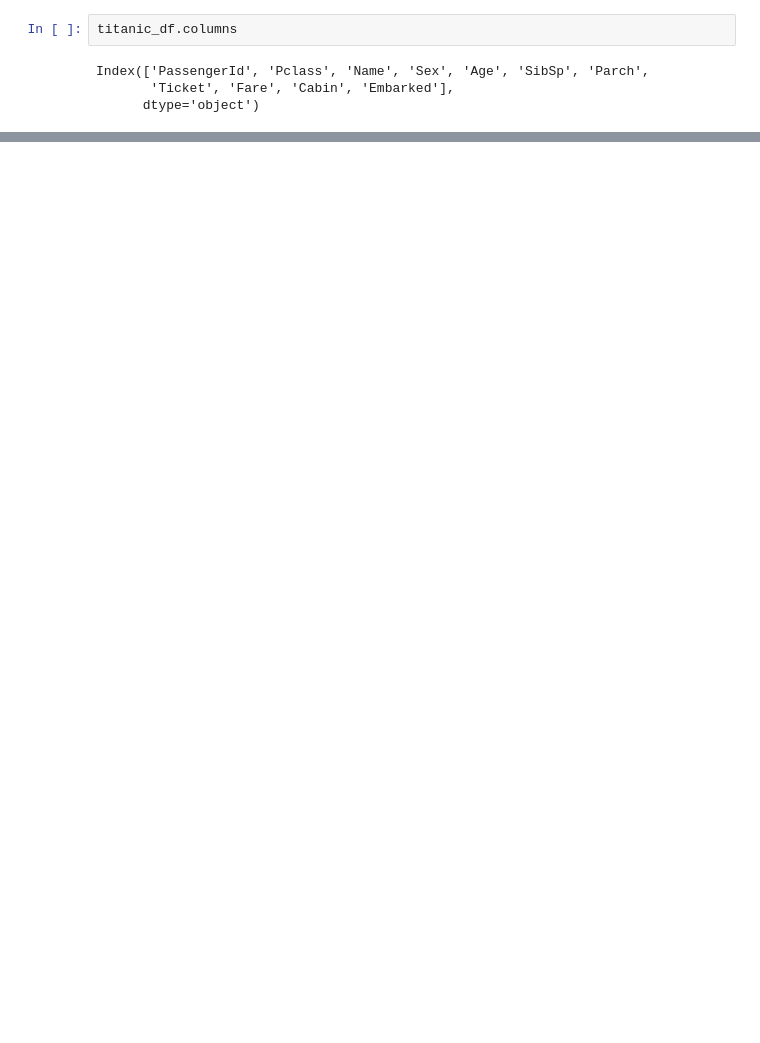
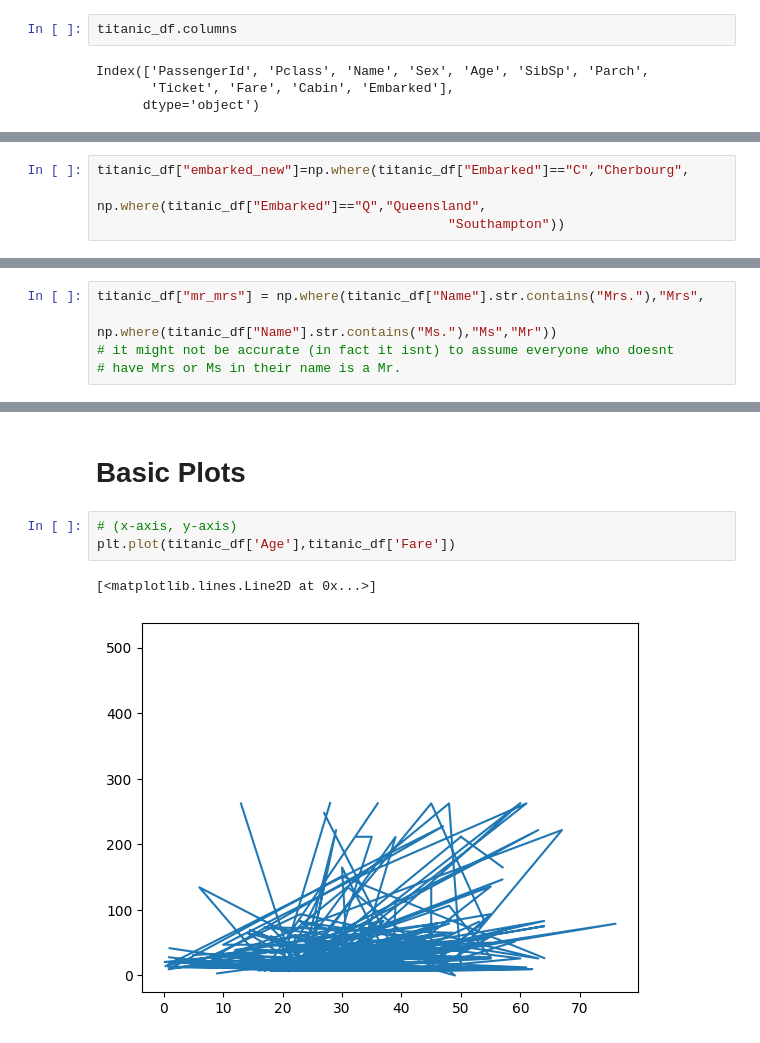
Before and after one commit to lexmckenz/csci_1070, a Jupyter notebook: week_04/intro_to_data_viz.ipynb, the cells around one changed output, grey strips where cells are left out. Drawn from its saved outputs; the diff is of its cells as text; blank space fills up the shorter version.

```diff
--- a/week_04/intro_to_data_viz.ipynb
+++ b/week_04/intro_to_data_viz.ipynb
@@ -48,0 +75,4 @@ Index(['PassengerId', 'Pclass', 'Name', 'Sex', 'Age', 'SibSp', 'Parch',
+# %%
+titanic_df["embarked_new"]=np.where(titanic_df["Embarked"]=="C","Cherbourg",
+                                    np.where(titanic_df["Embarked"]=="Q","Queensland",
+                                             "Southampton"))
@@ -48,0 +88,5 @@ Index(['PassengerId', 'Pclass', 'Name', 'Sex', 'Age', 'SibSp', 'Parch',
+# %%
+titanic_df["mr_mrs"] = np.where(titanic_df["Name"].str.contains("Mrs."),"Mrs",
+                                np.where(titanic_df["Name"].str.contains("Ms."),"Ms","Mr"))
+# it might not be accurate (in fact it isnt) to assume everyone who doesnt
+# have Mrs or Ms in their name is a Mr.
@@ -48,0 +117,8 @@ Index(['PassengerId', 'Pclass', 'Name', 'Sex', 'Age', 'SibSp', 'Parch',
+# %% [markdown]
+# Basic Plots
+# %%
+# (x-axis, y-axis)
+plt.plot(titanic_df['Age'],titanic_df['Fare'])
+# %% [output]
+[<matplotlib.lines.Line2D at 0x...>]
+[figure, added]
```
Also changed, not shown: parts of 14 cells of this notebook.
